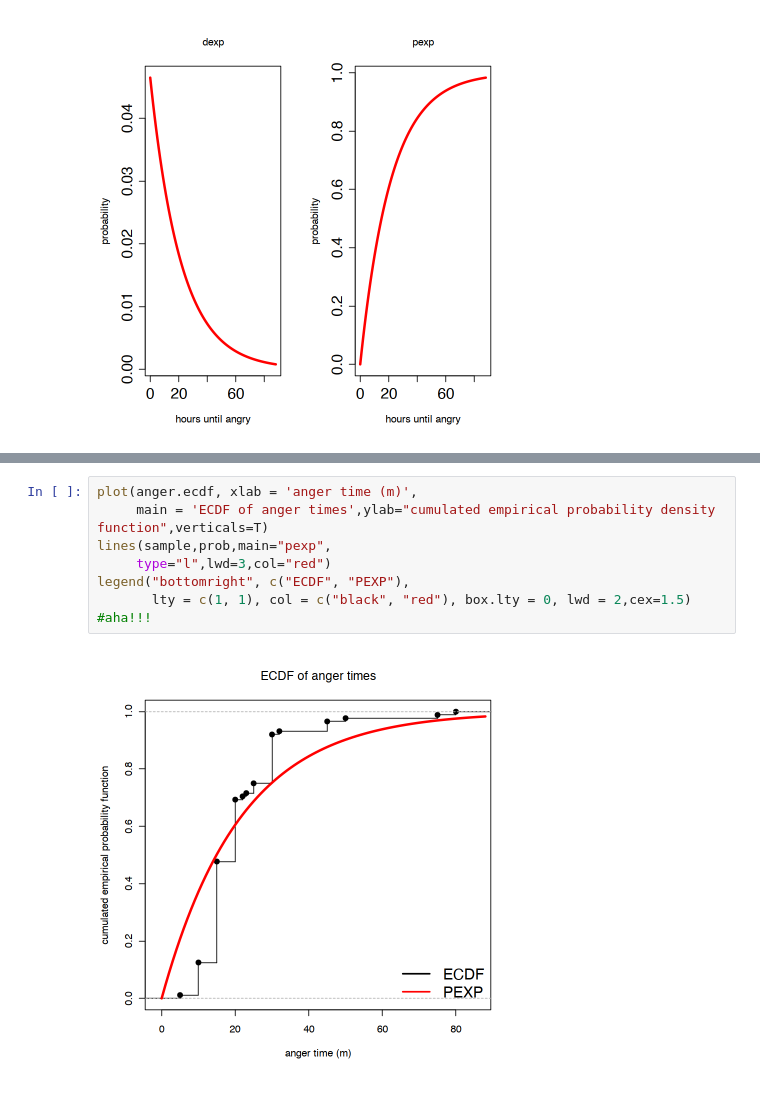
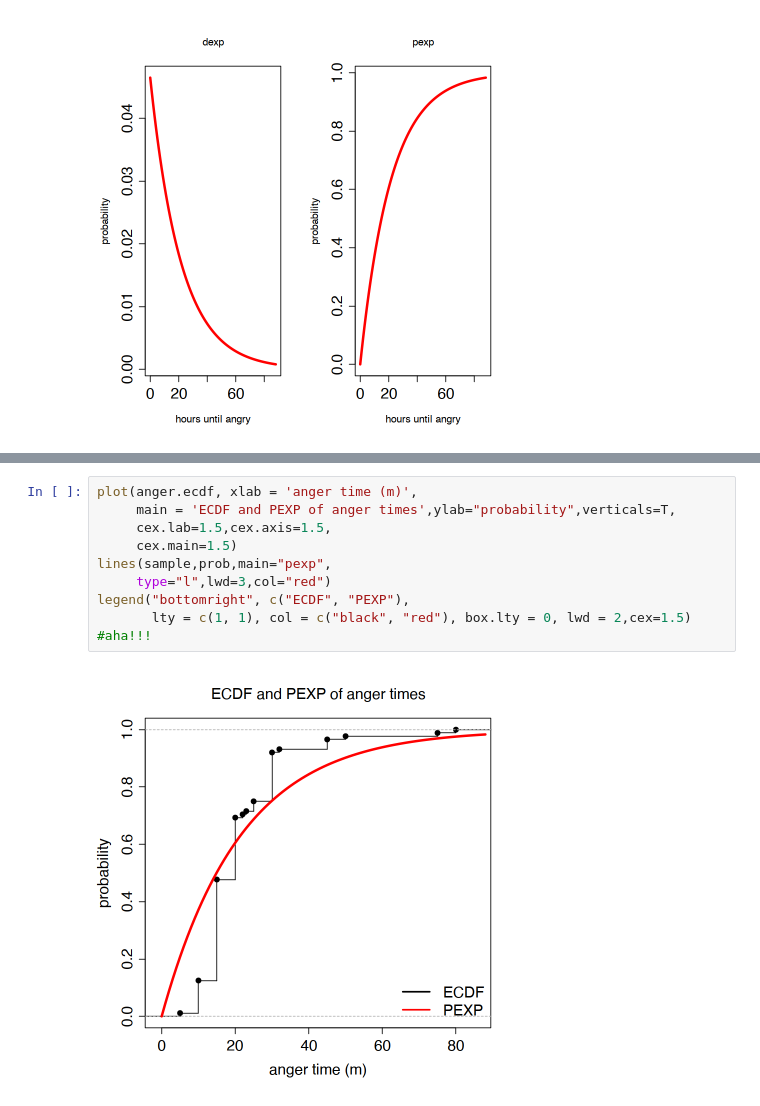
Before and after one commit to norberello/fitting-exponential-car-intervals, a Jupyter notebook: anger times.ipynb, the cells around one changed output, grey strips where cells are left out. Drawn from its saved outputs; the diff is of its cells as text.

```diff
--- a/anger times.ipynb
+++ b/anger times.ipynb
@@ -157,10 +168,12 @@ plot(sample,prob,main="pexp",
 # %%
 plot(anger.ecdf, xlab = 'anger time (m)',
-     main = 'ECDF of anger times',ylab="cumulated empirical probability density function",verticals=T)
+     main = 'ECDF and PEXP of anger times',ylab="probability",verticals=T,
+     cex.lab=1.5,cex.axis=1.5,
+     cex.main=1.5)
 lines(sample,prob,main="pexp",
      type="l",lwd=3,col="red")
 legend("bottomright", c("ECDF", "PEXP"),
        lty = c(1, 1), col = c("black", "red"), box.lty = 0, lwd = 2,cex=1.5)
 #aha!!!
 # %% [output]
-[figure, old version]
+[figure, new version]
```
Also changed, not shown: parts of 11 cells of this notebook.
